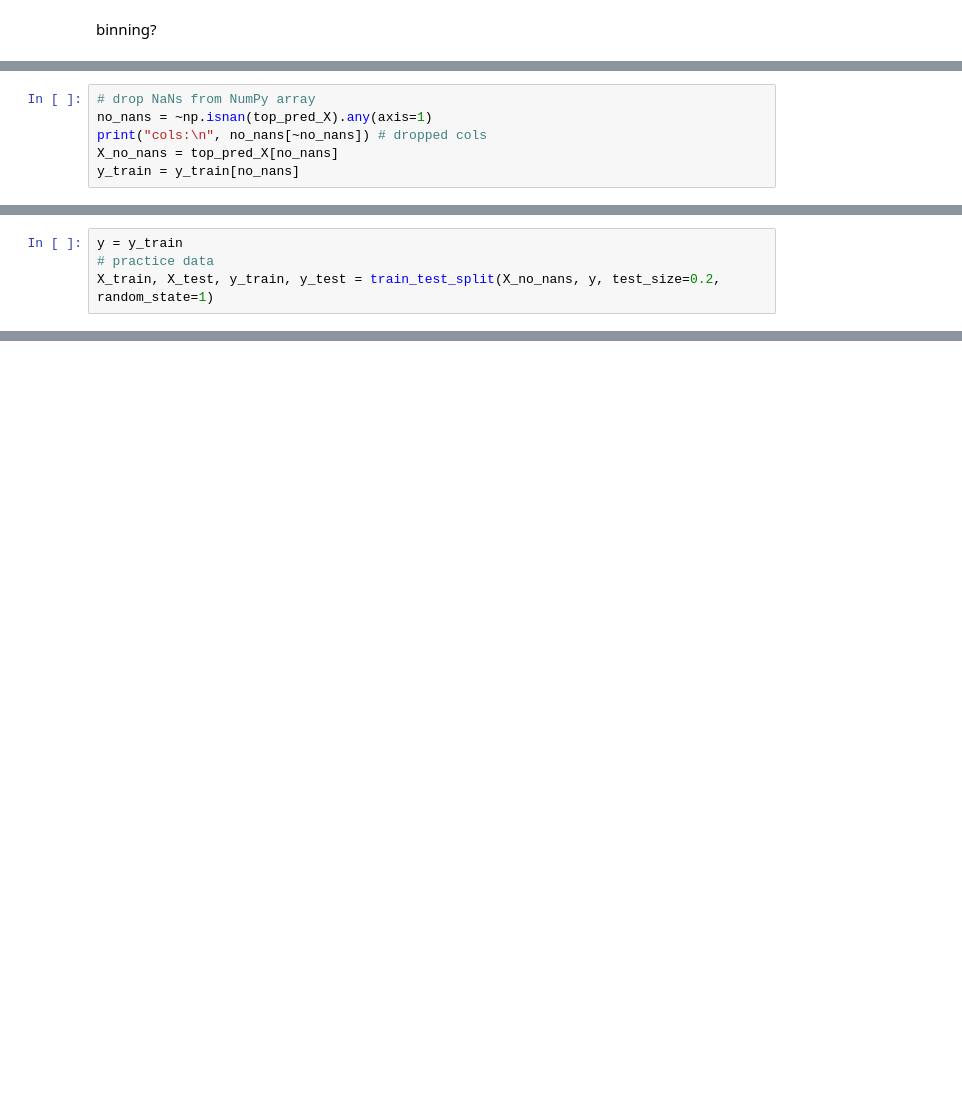
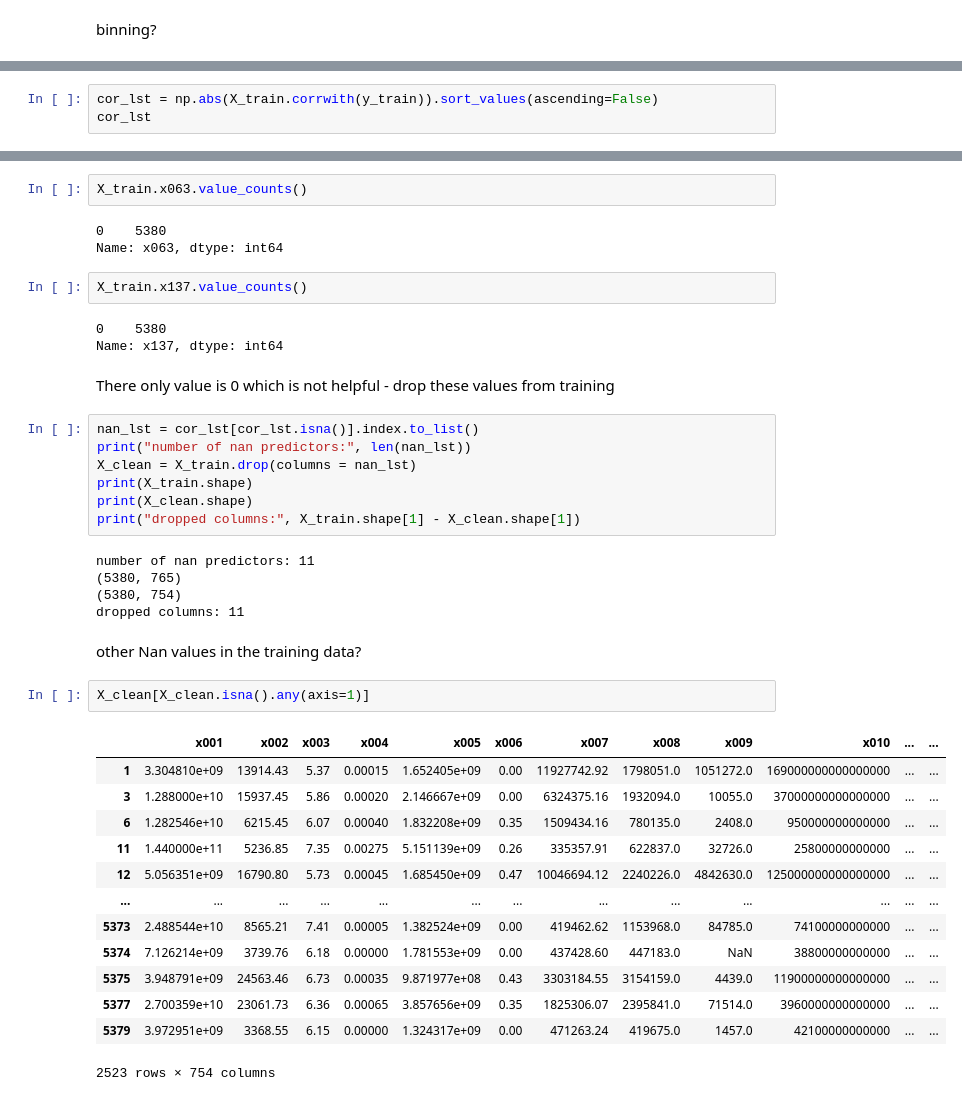
Before and after one commit to lneild/kaggle-regression-problem, a Jupyter notebook: regression_prob.ipynb, the cells around one changed output, grey strips where cells are left out. Saved outputs shown, nothing was run; the diff lists cells and outputs as text; blank space fills up the shorter version.

```diff
--- a/regression_prob.ipynb
+++ b/regression_prob.ipynb
@@ -264,6 +70,0 @@ dtype: int64
-# %%
-# drop NaNs from NumPy array
-no_nans = ~np.isnan(top_pred_X).any(axis=1)
-print("cols:\n", no_nans[~no_nans]) # dropped cols
-X_no_nans = top_pred_X[no_nans]
-y_train = y_train[no_nans]
@@ -283,4 +70,0 @@ y_train.shape
-# %%
-y = y_train
-# practice data
-X_train, X_test, y_train, y_test = train_test_split(X_no_nans, y, test_size=0.2, random_state=1)
@@ -586,0 +81,3 @@ np.sqrt(mean_squared_error(np.exp(xg_model.predict(X_test)),y_test))
+# %%
+cor_lst = np.abs(X_train.corrwith(y_train)).sort_values(ascending=False)
+cor_lst
@@ -586,0 +114,42 @@ np.sqrt(mean_squared_error(np.exp(xg_model.predict(X_test)),y_test))
+# %%
+X_train.x063.value_counts()
+# %% [output]
+0    5380
+Name: x063, dtype: int64
+# %%
+X_train.x137.value_counts()
+# %% [output]
+0    5380
+Name: x137, dtype: int64
+# %% [markdown]
+There only value is 0 which is not helpful - drop these values from training
+# %%
+nan_lst = cor_lst[cor_lst.isna()].index.to_list()
+print("number of nan predictors:", len(nan_lst))
+X_clean = X_train.drop(columns = nan_lst)
+print(X_train.shape)
+print(X_clean.shape)
+print("dropped columns:", X_train.shape[1] - X_clean.shape[1])
+# %% [output]
+number of nan predictors: 11
+(5380, 765)
+(5380, 754)
+dropped columns: 11
+# %% [markdown]
+other Nan values in the training data?
+# %%
+X_clean[X_clean.isna().any(axis=1)]
+# %% [output]
+|  | x001 | x002 | x003 | x004 | x005 | x006 | x007 | x008 | x009 | x010 | ... | ... |
+| 1 | 3.304810e+09 | 13914.43 | 5.37 | 0.00015 | 1.652405e+09 | 0.00 | 11927742.92 | 1798051.0 | 1051272.0 | 169000000000000000 | ... | ... |
+| 3 | 1.288000e+10 | 15937.45 | 5.86 | 0.00020 | 2.146667e+09 | 0.00 | 6324375.16 | 1932094.0 | 10055.0 | 37000000000000000 | ... | ... |
+| 6 | 1.282546e+10 | 6215.45 | 6.07 | 0.00040 | 1.832208e+09 | 0.35 | 1509434.16 | 780135.0 | 2408.0 | 950000000000000 | ... | ... |
+| 11 | 1.440000e+11 | 5236.85 | 7.35 | 0.00275 | 5.151139e+09 | 0.26 | 335357.91 | 622837.0 | 32726.0 | 25800000000000 | ... | ... |
+| 12 | 5.056351e+09 | 16790.80 | 5.73 | 0.00045 | 1.685450e+09 | 0.47 | 10046694.12 | 2240226.0 | 4842630.0 | 125000000000000000 | ... | ... |
+| ... | ... | ... | ... | ... | ... | ... | ... | ... | ... | ... | ... | ... |
+| 5373 | 2.488544e+10 | 8565.21 | 7.41 | 0.00005 | 1.382524e+09 | 0.00 | 419462.62 | 1153968.0 | 84785.0 | 74100000000000 | ... | ... |
+| 5374 | 7.126214e+09 | 3739.76 | 6.18 | 0.00000 | 1.781553e+09 | 0.00 | 437428.60 | 447183.0 | NaN | 38800000000000 | ... | ... |
+| 5375 | 3.948791e+09 | 24563.46 | 6.73 | 0.00035 | 9.871977e+08 | 0.43 | 3303184.55 | 3154159.0 | 4439.0 | 11900000000000000 | ... | ... |
+| 5377 | 2.700359e+10 | 23061.73 | 6.36 | 0.00065 | 3.857656e+09 | 0.35 | 1825306.07 | 2395841.0 | 71514.0 | 3960000000000000 | ... | ... |
+| 5379 | 3.972951e+09 | 3368.55 | 6.15 | 0.00000 | 1.324317e+09 | 0.00 | 471263.24 | 419675.0 | 1457.0 | 42100000000000 | ... | ... |
+2523 rows × 754 columns
```
Also changed, not shown: parts of 82 cells of this notebook, 22 other files.
